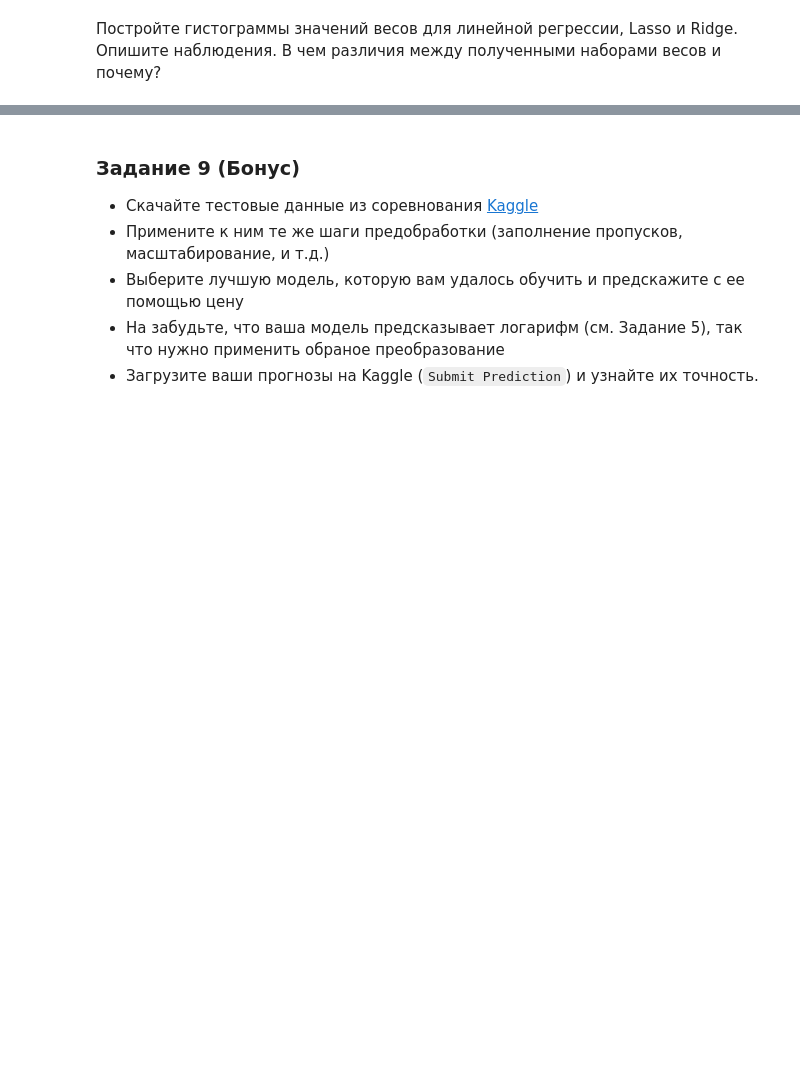
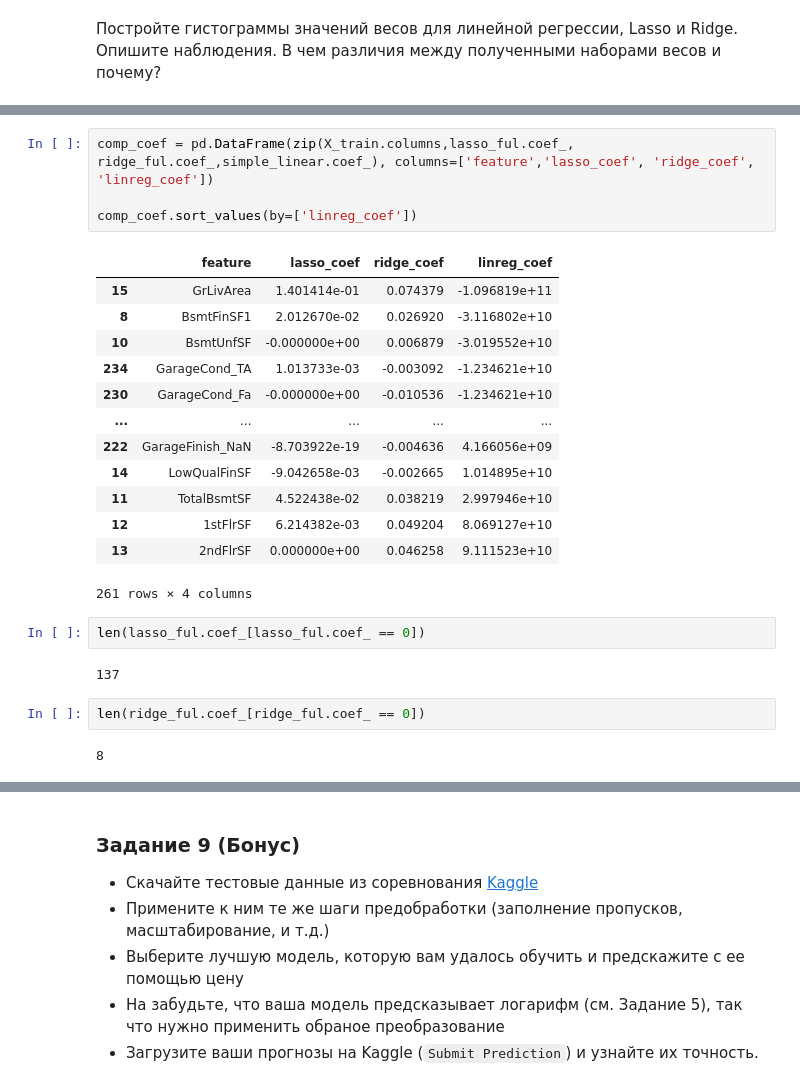
Before and after one commit to ksetdekov/ml_dpo_2021, a Jupyter notebook: hw/hw2/hw02.ipynb, the cells around one changed output, grey strips where cells are left out. Cells and saved outputs as stored; diff of their text form; blank space fills up the shorter version.

```diff
--- a/hw/hw2/hw02.ipynb
+++ b/hw/hw2/hw02.ipynb
@@ -785,0 +874,26 @@ array([1.00000000e-05, 1.32571137e-05, 1.75751062e-05, 2.32995181e-05,
+# %%
+comp_coef = pd.DataFrame(zip(X_train.columns,lasso_ful.coef_, ridge_ful.coef_,simple_linear.coef_), columns=['feature','lasso_coef', 'ridge_coef', 'linreg_coef'])
+
+comp_coef.sort_values(by=['linreg_coef'])
+# %% [output]
+|  | feature | lasso_coef | ridge_coef | linreg_coef |
+| 15 | GrLivArea | 1.401414e-01 | 0.074379 | -1.096819e+11 |
+| 8 | BsmtFinSF1 | 2.012670e-02 | 0.026920 | -3.116802e+10 |
+| 10 | BsmtUnfSF | -0.000000e+00 | 0.006879 | -3.019552e+10 |
+| 234 | GarageCond_TA | 1.013733e-03 | -0.003092 | -1.234621e+10 |
+| 230 | GarageCond_Fa | -0.000000e+00 | -0.010536 | -1.234621e+10 |
+| ... | ... | ... | ... | ... |
+| 222 | GarageFinish_NaN | -8.703922e-19 | -0.004636 | 4.166056e+09 |
+| 14 | LowQualFinSF | -9.042658e-03 | -0.002665 | 1.014895e+10 |
+| 11 | TotalBsmtSF | 4.522438e-02 | 0.038219 | 2.997946e+10 |
+| 12 | 1stFlrSF | 6.214382e-03 | 0.049204 | 8.069127e+10 |
+| 13 | 2ndFlrSF | 0.000000e+00 | 0.046258 | 9.111523e+10 |
+261 rows × 4 columns
+# %%
+len(lasso_ful.coef_[lasso_ful.coef_ == 0])
+# %% [output]
+137
+# %%
+len(ridge_ful.coef_[ridge_ful.coef_ == 0])
+# %% [output]
+8
```
Also changed, not shown: parts of 17 cells of this notebook.
